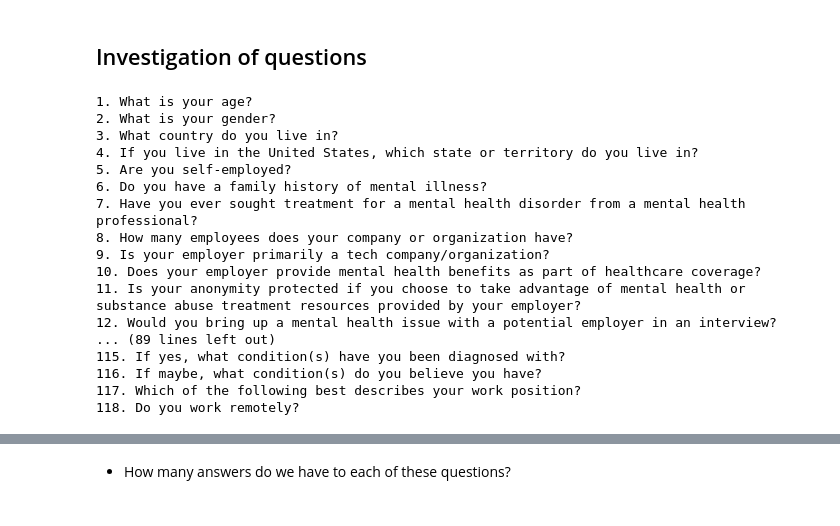
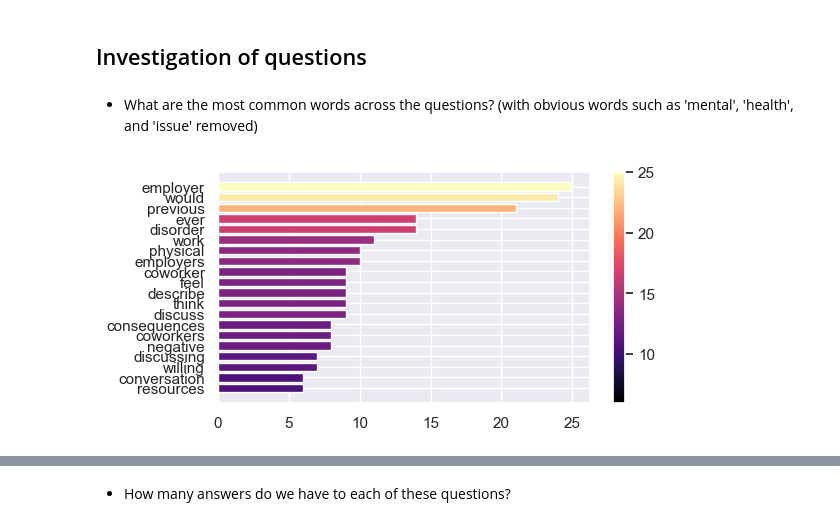
Before and after one commit to raymasooda/mental-health-modelling, a Jupyter notebook: EDA_mental_health_in_tech.ipynb, the cells around one changed output, grey strips where cells are left out. Cells and saved outputs as stored; diff of their text form; code cells hidden in the pictures.

Commit message:
updated EDA notebook to include some NLP text filtering

```diff
--- a/EDA_mental_health_in_tech.ipynb
+++ b/EDA_mental_health_in_tech.ipynb
@@ -43,24 +55,44 @@ keys: ['SurveyID', 'Description']
 5 rows
 # %% [markdown]
 ## Investigation of questions ##
-# %%
-for index, row in pd.read_sql_query('SELECT * FROM Question', con).iterrows():
-    print(f'{row["questionid"]}. {row["questiontext"]}')
-# %% [output]
-1. What is your age?
-2. What is your gender?
-3. What country do you live in?
-4. If you live in the United States, which state or territory do you live in?
-5. Are you self-employed?
-6. Do you have a family history of mental illness?
-7. Have you ever sought treatment for a mental health disorder from a mental health professional?
-8. How many employees does your company or organization have?
-9. Is your employer primarily a tech company/organization?
-10. Does your employer provide mental health benefits as part of healthcare coverage?
-11. Is your anonymity protected if you choose to take advantage of mental health or substance abuse treatment resources provided by your employer?
-12. Would you bring up a mental health issue with a potential employer in an interview?
-... (89 lines left out)
-115. If yes, what condition(s) have you been diagnosed with?
-116. If maybe, what condition(s) do you believe you have?
-117. Which of the following best describes your work position?
-118. Do you work remotely?
+# %%
+questions = pd.read_sql_query(f'SELECT * FROM Question', con)
+questions_text = ''
+for idx, q in questions.iterrows():
+    questions_text = questions_text+' '+q.questiontext
+questions_text = questions_text.lower() #always make sure to lower case all words since not all packages would do this in the back end
+# %% [markdown]
+- What are the most common words across the questions? (with obvious words such as 'mental', 'health', and 'issue' removed)
+# %%
+# Tokenize the text
+tokens = word_tokenize(questions_text)
+
+# Remove punctuation and convert to lowercase
+tokens = [word for word in tokens if word.isalpha()]
+
+# Remove stop words
+stop_words = set(list(set(stopwords.words('english'))) + ['mental','health','issue'])
+filtered_tokens = [word for word in tokens if word not in stop_words]
+
+# Calculate word frequencies
+word_freq = FreqDist(filtered_tokens)
+
+## Create dataframe of all word counts ##
+word_freq_df = pd.DataFrame(word_freq.values(),
+                           index=word_freq.keys(),
+                           columns=['count'])
+
+## Select data of interest ##
+plot_df = word_freq_df.sort_values('count',ascending=False)[:20].sort_values('count')
+vals = plot_df.values.reshape(-1)
+
+## Define colormap and colorbar ##
+colormap = plt.get_cmap('magma')
+sm = plt.cm.ScalarMappable(cmap=colormap, norm=plt.Normalize(min(vals), max(vals))) #vals = your values
+
+## Plot bars and colorbars ##
+plt.figure(figsize=(6,3))
+plt.barh(plot_df.index, vals, color=[colormap(i / max(vals)) for i in vals])
+plt.colorbar(sm);
+# %% [output]
+[figure, added]
```
Also changed, not shown: parts of 8 cells of this notebook, 1 other file.
